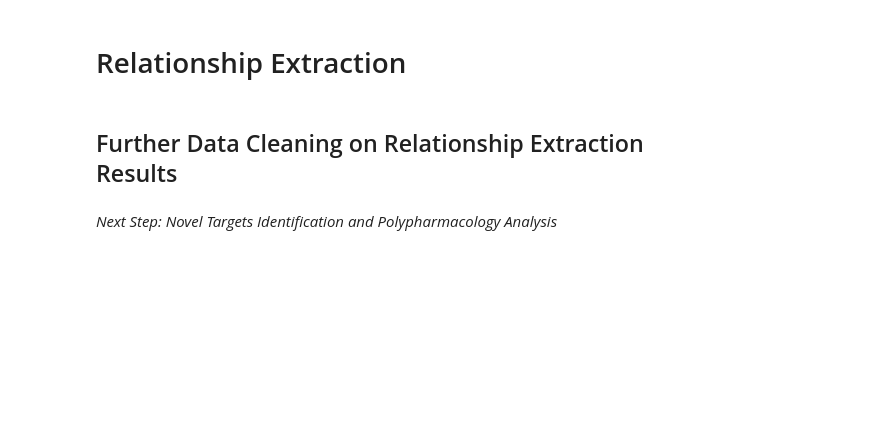
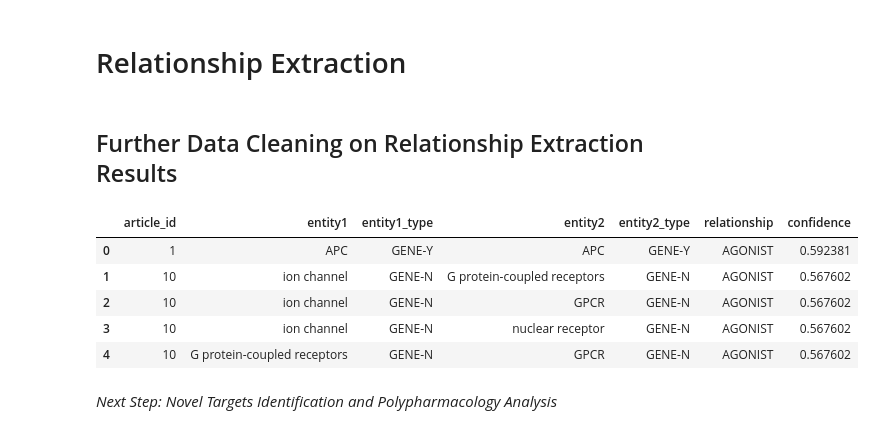
Before and after one commit to jessicazhu06/Deciphering-the-Spectrum-of-Biomedical-Knowledge, a Jupyter notebook: code/4_Data_Preprocessing_Cleaning_NER_and_RE.ipynb, the cells around one changed output. Drawn from its saved outputs; the diff is of its cells as text; code cells hidden in the pictures; blank space fills up the shorter version.

```diff
--- a/code/4_Data_Preprocessing_Cleaning_NER_and_RE.ipynb
+++ b/code/4_Data_Preprocessing_Cleaning_NER_and_RE.ipynb
@@ -760,5 +769,14 @@ remaining_invalid_start = cleaned_final_results[cleaned_final_results['entity1']
 if not remaining_invalid_start.empty:
     print("\nWarning: Some entities still start with invalid punctuation:")
     print(remaining_invalid_start[['entity1', 'entity2']].head())
+# %%
+cleaned_final_results.head(5)
+# %% [output]
+|  | article_id | entity1 | entity1_type | entity2 | entity2_type | relationship | confidence |
+| 0 | 1 | APC | GENE-Y | APC | GENE-Y | AGONIST | 0.592381 |
+| 1 | 10 | ion channel | GENE-N | G protein-coupled receptors | GENE-N | AGONIST | 0.567602 |
+| 2 | 10 | ion channel | GENE-N | GPCR | GENE-N | AGONIST | 0.567602 |
+| 3 | 10 | ion channel | GENE-N | nuclear receptor | GENE-N | AGONIST | 0.567602 |
+| 4 | 10 | G protein-coupled receptors | GENE-N | GPCR | GENE-N | AGONIST | 0.567602 |
 # %% [markdown]
 *Next Step: Novel Targets Identification and Polypharmacology Analysis*
```
Also changed, not shown: parts of 1 cell of this notebook.
